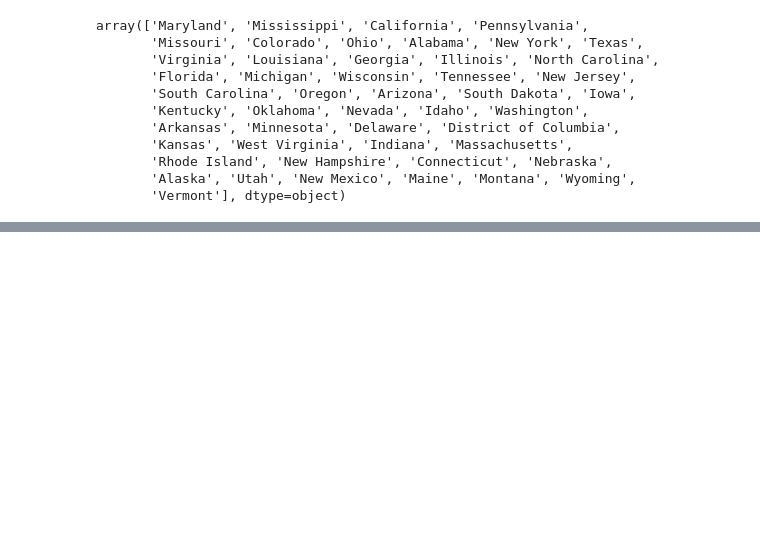
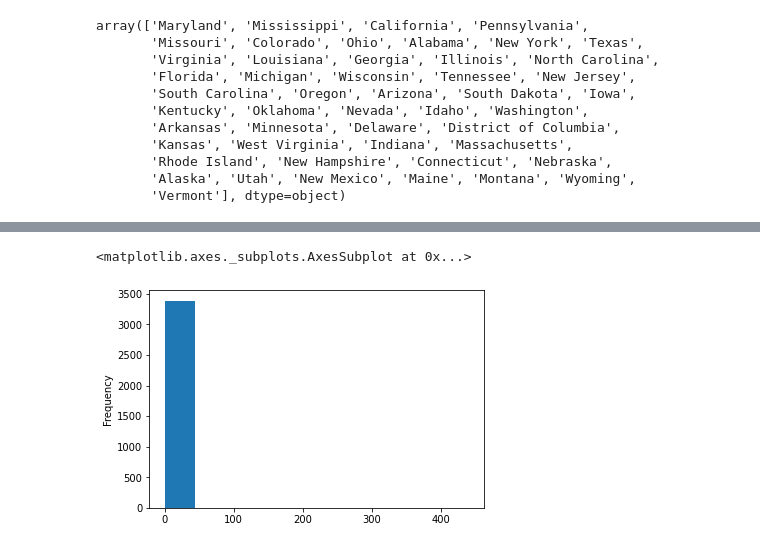
Before and after one commit to Ilipeluv/Colab, a Jupyter notebook: Prueba_2.ipynb, the cells around one changed output, grey strips where cells are left out. Cells and saved outputs as stored; diff of their text form; code cells hidden in the pictures; blank space fills up the shorter version.

```diff
--- a/Prueba_2.ipynb
+++ b/Prueba_2.ipynb
@@ -119,0 +195,5 @@ array(['Maryland', 'Mississippi', 'California', 'Pennsylvania',
+# %%
+db['injured'].plot.hist()
+# %% [output]
+<matplotlib.axes._subplots.AxesSubplot at 0x...>
+[figure, added]
```
Also changed, not shown: parts of 14 cells of this notebook.
